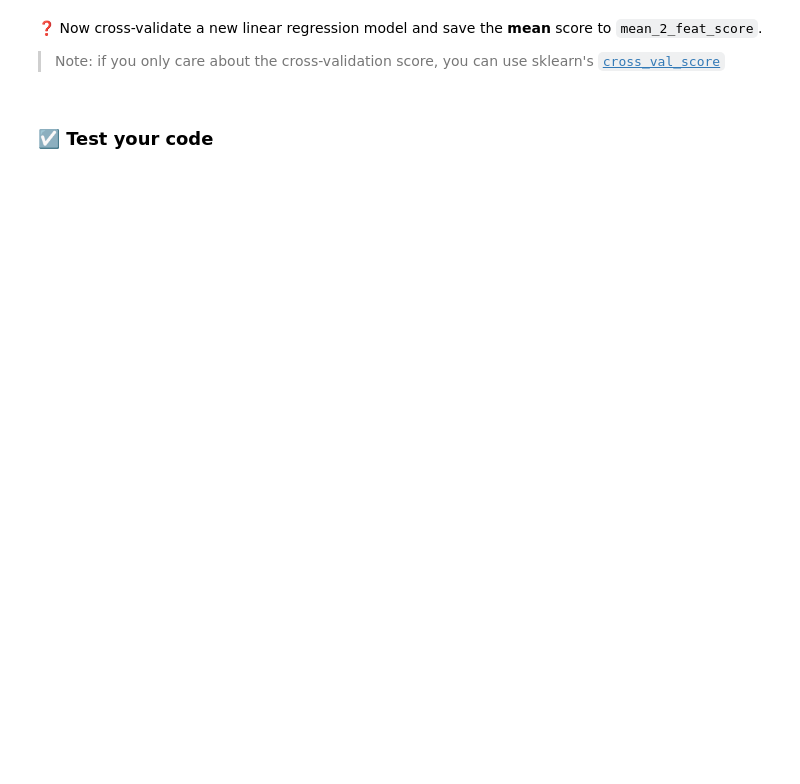
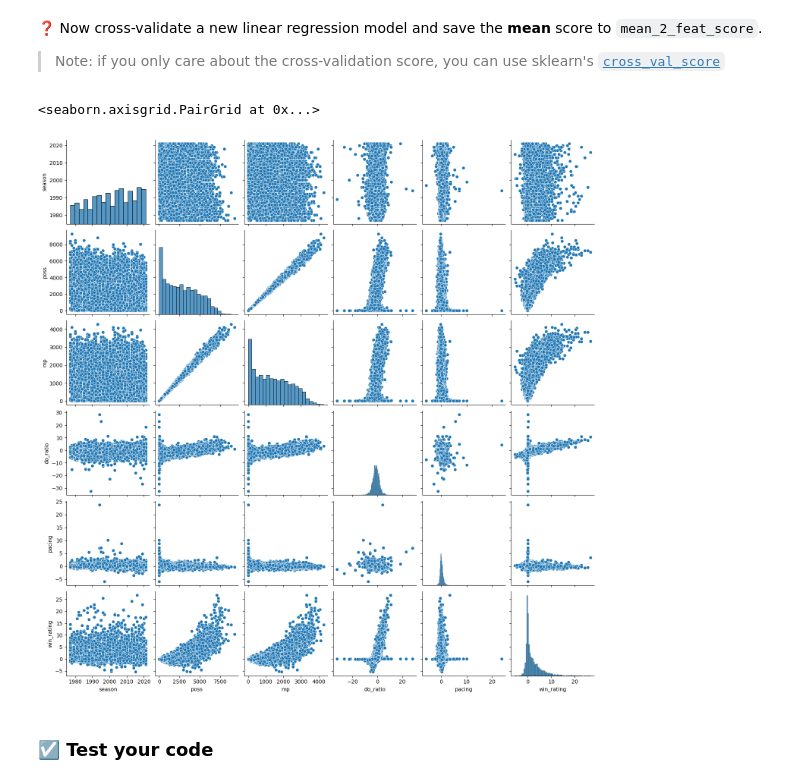
Before and after one commit to gidahuss/data-linear-regression, a Jupyter notebook: Linear_Regression.ipynb, the cells around one changed output. Cells and saved outputs as stored; diff of their text form; code cells hidden in the pictures; blank space fills up the shorter version.

```diff
--- a/Linear_Regression.ipynb
+++ b/Linear_Regression.ipynb
@@ -318,0 +338,5 @@ Now let's see if the model with two features (the new one you picked and `mp`) i
+# %%
+sns.pairplot(nba)
+# %% [output]
+<seaborn.axisgrid.PairGrid at 0x...>
+[figure, added]
```
Also changed, not shown: parts of 7 cells of this notebook, 1 other file.
